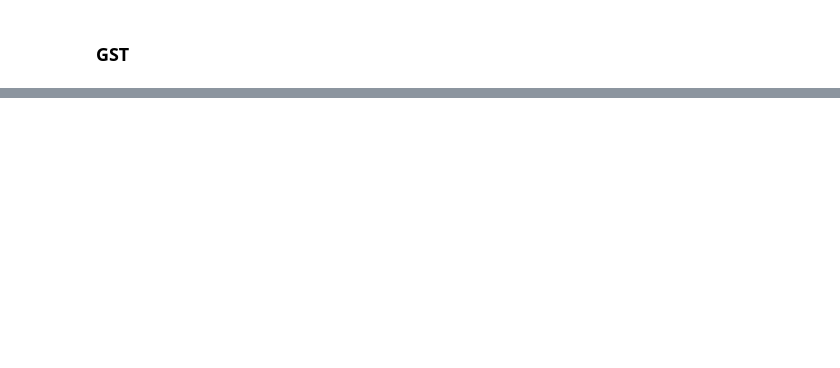
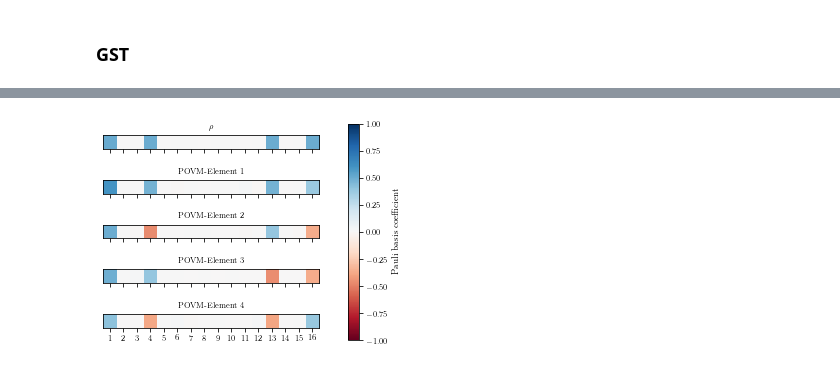
Before and after one commit to rabrie/qibocal, a Jupyter notebook: 2q_exp/2q sequence_analysis.ipynb, the cells around one changed output, grey strips where cells are left out. Cells and saved outputs as stored; diff of their text form; code cells hidden in the pictures; blank space fills up the shorter version.

```diff
--- a/2q_exp/2q sequence_analysis.ipynb
+++ b/2q_exp/2q sequence_analysis.ipynb
@@ -345,0 +336,5 @@ display(s_g), display(s_o)
+# %%
+# SPAM in Pauli basis
+plot_spam(rho_opt_pp, E_opt_pp)
+# %% [output]
+[figure, added]
```
Also changed, not shown: parts of 27 cells of this notebook, 5 other files.
